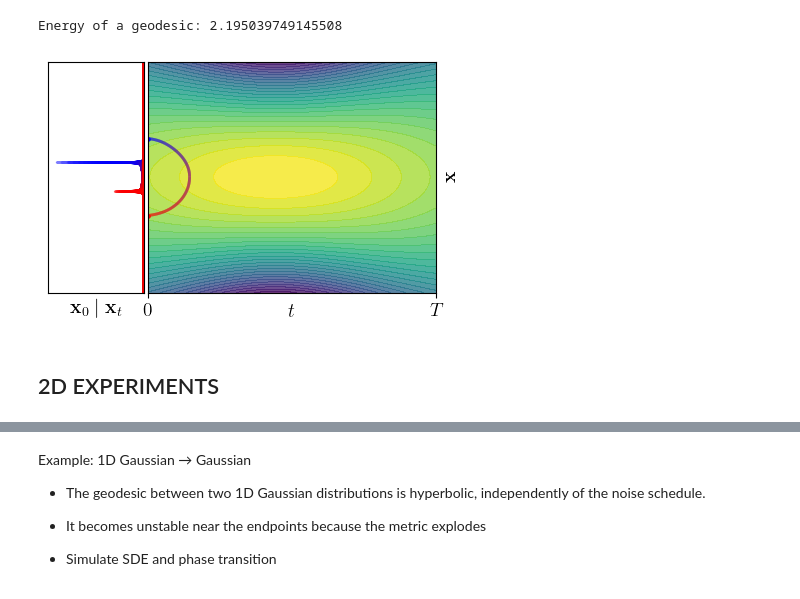
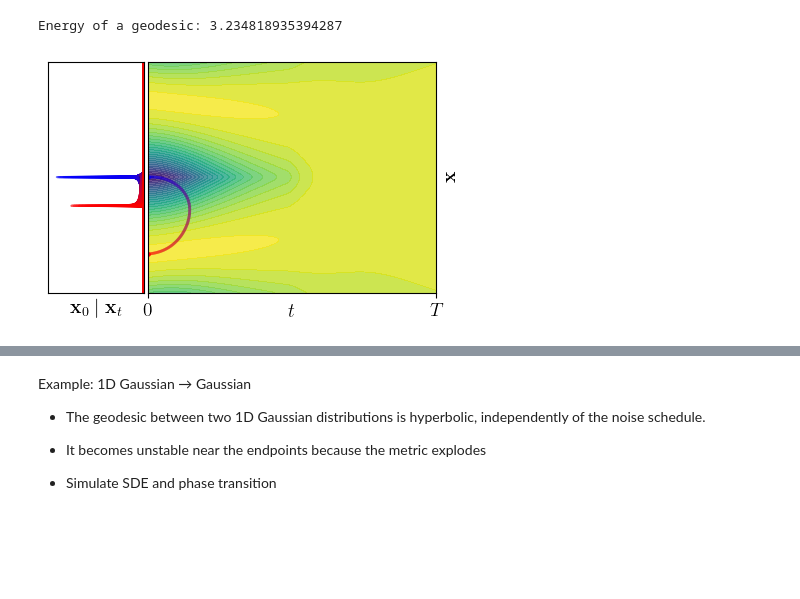
Before and after one commit to MariaEstebanCasadevall/Spacetime-, a Jupyter notebook: toy_experiments/Maria's_experiments/1D Gaussian experiments.ipynb, the cells around one changed output, grey strips where cells are left out. Cells and saved outputs as stored; diff of their text form; code cells hidden in the pictures; blank space fills up the shorter version.

```diff
--- a/toy_experiments/Maria's_experiments/1D Gaussian experiments.ipynb
+++ b/toy_experiments/Maria's_experiments/1D Gaussian experiments.ipynb
@@ -253,7 +259,6 @@ def alpha_sigma(t, T=1.0, kappa=0.3, d=1.0):
     # Apply time change
     tau_t = tau(t, kappa=kappa, d=d)
 
-    # Base linear-in-variance schedule using τ(t) instead of t
     sigma2_t = tau_t
     sigma_t = sigma2_t
     alpha_t = 1.0 - sigma2_t
@@ -283,25 +288,14 @@ def alpha_sigma(t, T=1.0):
 
     return alpha_t, sigma_t
 
-def alpha_sigma(t, T=1.0):
-    """
-    Forward process parameters for a Variance-Preserving (VP) SDE
-    with a *linear-in-noise-variance* schedule..
-    """
-    sigma2_t = t / T
-    sigma_t = torch.sqrt(sigma2_t)
-    alpha_t = torch.sqrt(1.0 - sigma2_t)
-
-    return alpha_t, sigma_t
-
 
 def alpha_sigma(t, s=0.008):
     """
-    Cosine noise schedule from 'Improved Denoising Diffusion Probabilistic Models' (Nichol & Dhariwal, 2021).
+    Cosine noise schedule from 'Improved Denoising Diffusion Probabilistic Models'.
 
     Args:
         t: torch.Tensor with values in [0, 1]
-        s: small offset to avoid singularities (default 0.008)
+        s: small offset to avoid singularities
 
     Returns:
         alpha_t, sigma_t : tensors of same shape as t
@@ -328,17 +322,12 @@ Hyperparameters
 LAMBDA_MIN, LAMBDA_MAX = -10, 10
 num_discretization_points = 10
 num_optimization_steps = 200
-#original_means = torch.tensor([0], dtype=torch.float32) #0,0,0   #-1,1,0
-#original_variance = torch.tensor(0.5, dtype=torch.float32) #0.4
-#weights = torch.tensor([1], dtype=torch.float32)
+
 
 original_means = torch.tensor([-1,0,1], dtype=torch.float32) #0,0,0   #-1,1,0
 original_variance = torch.tensor(0.01, dtype=torch.float32) #0.4
 weights = torch.tensor([1/3,1/3,1/3], dtype=torch.float32)
 
-original_means = torch.tensor([0], dtype=torch.float32) #0,0,0   #-1,1,0
-original_variance = torch.tensor(0.8, dtype=torch.float32) #0.4
-weights = torch.tensor([1], dtype=torch.float32)
 
 '''
 ---------------
@@ -351,10 +340,7 @@ def alpha_sigma(t, T=1.0, kappa=0.9, d=1.0):
     Variance-preserving linear noise schedule composed with
     the nonlinear time change τ(t).
     """
-    # Apply time change
     tau_t = tau(t, kappa=kappa, d=d)
-
-    # Base linear-in-variance schedule using τ(t) instead of t
     sigma2_t = tau_t
     sigma_t = sigma2_t
     alpha_t = 1.0 - sigma2_t
@@ -378,7 +364,7 @@ ax.set_xticks([t_min, 1], [r'$0$', r'$T$'], fontsize=13)
 ax.set_yticks([])
 ax.set_xlabel(r'$t$', fontsize=14, labelpad=-10)
 ax.set_ylabel(r'$\mathbf{x}$', fontsize=14)
-ax.set_title('SLinear schedule tau=0.1', fontsize=16)
+ax.set_title('Linear schedule tau=0.1', fontsize=16)
 plt.tight_layout()
 plt.show()
 # %% [output]
@@ -419,7 +388,6 @@ Energy of a geodesic: 0.038306161761283875
 Hyperparameters
 ---------------
 '''
-import torch
 
 
 LAMBDA_MIN, LAMBDA_MAX = -10, 10
@@ -430,13 +398,8 @@ original_means = torch.tensor([-1,1], dtype=torch.float32) #0,0,0   #-1,1,0
 original_variance = torch.tensor(0.01, dtype=torch.float32) #0.4
 weights = torch.tensor([1/2,1/2], dtype=torch.float32)
 
-theta1 = torch.tensor([0.001, 0.5]) #(theta=(t, x))
-theta2 = torch.tensor([0.001, -0.5])
-
-
-original_means = torch.tensor([0], dtype=torch.float32) #0,0,0   #-1,1,0
-original_variance = torch.tensor(0.8, dtype=torch.float32) #0.4
-weights = torch.tensor([1], dtype=torch.float32)
+theta1 = torch.tensor([0.001, 0.]) #(theta=(t, x))
+theta2 = torch.tensor([0.001, -1.])
 
 '''
 ---------------------
@@ -459,7 +422,7 @@ def tau(t, kappa=0.2, d=1.0):
     return tau_t
 
 
-def alpha_sigma(t, T=1.0, kappa=0.5, d=1.0):
+def alpha_sigma(t, T=1.0, kappa=0.2, d=1.0):
     """
     Variance-preserving linear noise schedule composed with
     the nonlinear time change τ(t). kappa controls how quickly the information gets destroyed.
@@ -520,34 +483,32 @@ visualize_density_w_geodesic(ax1)
 num_plots = num_discretization_points
 
 cmap = LinearSegmentedColormap.from_list('blue_red_gradient', ['blue', 'red'], N=num_plots)
 colors = [cmap(i / (num_plots - 1)) for i in range(num_plots)]
 
 indices = np.round(np.linspace(0, num_plots - 1, num_plots)).astype(np.int32)
 x = np.linspace(-6, 8, 1000)
 max_pdf = 0
 
 for idx in range(num_plots):
     theta = torch.from_numpy(shortest_path12[idx])
     mean, var = get_means_and_variances(theta[0], theta[1])
     pdf = np.zeros_like(x)
     for mean_i, weight_i in zip(mean, weights):
         pdf += weight_i.item() * norm.pdf(x, loc=mean_i, scale=var ** 0.5)
     pdf = pdf
     max_pdf = max(max_pdf, np.max(pdf))
     if idx == 0 or idx == num_plots - 1:
         alpha = 1
     else:
         alpha = 0.3
     ax2.plot(-pdf, x, color=colors[idx], alpha=alpha)
     ax2.set_ylim((-4, 4))
     ax2.set_xlim((-1.1 * max_pdf, 0))
 
 ax2.set_xlabel(r'$\mathbf{x}_0 \mid \mathbf{x}_t$', fontsize=14)
 ax2.set_xticks([])
 ax2.set_yticks([])
 plt.subplots_adjust(wspace=0.02)
 # %% [output]
-Energy of a geodesic: 2.195039749145508
+Energy of a geodesic: 3.234818935394287
-[figure, old version]
+[figure, new version]
-# %% [markdown]
-## 2D EXPERIMENTS
```
Also changed, not shown: parts of 28 cells of this notebook, 2 other files.
